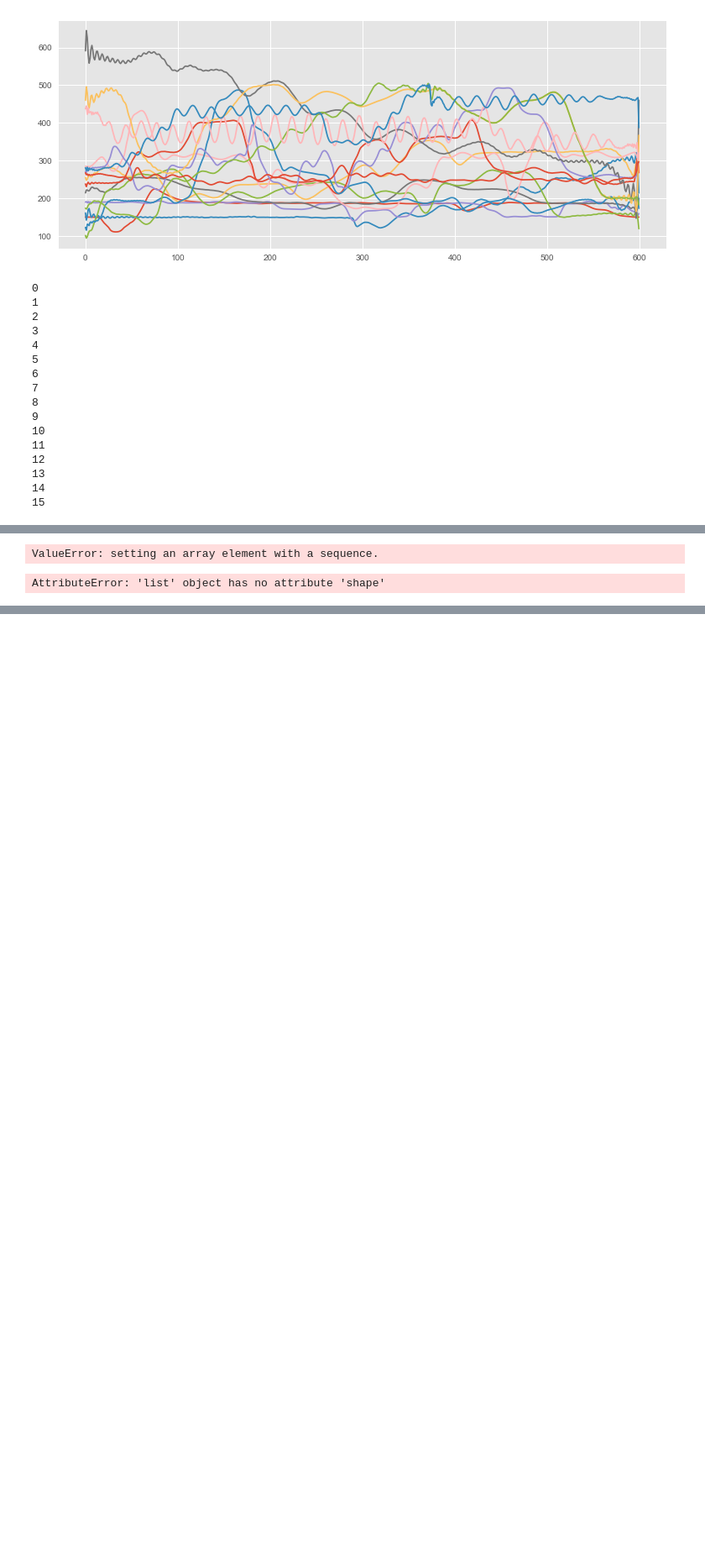
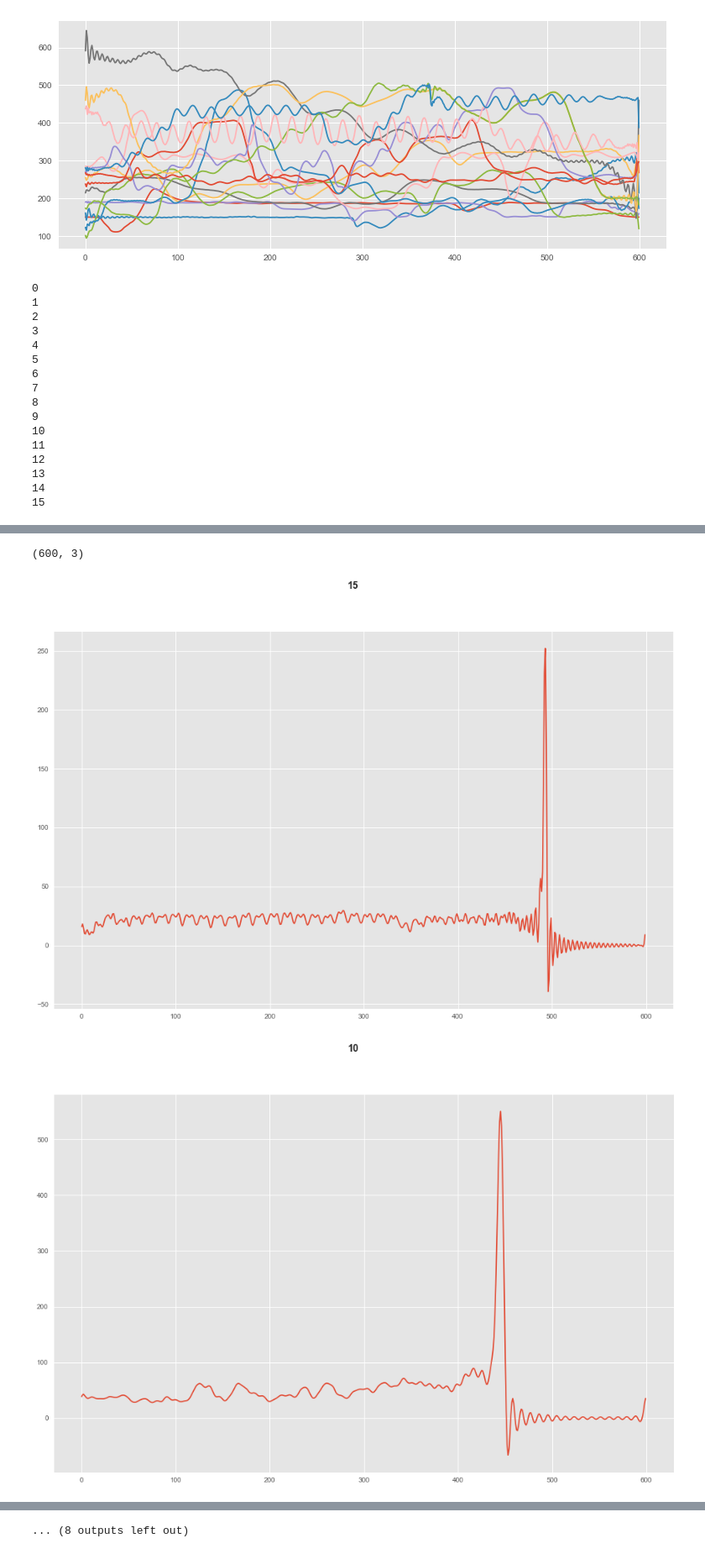
Before and after one commit to shockmonger/melmot, a Jupyter notebook: musics.ipynb, the cells around one changed output, grey strips where cells are left out. Shown at 84% size. Cells and saved outputs as stored; diff of their text form; code cells hidden in the pictures; blank space fills up the shorter version.

```diff
--- a/musics.ipynb
+++ b/musics.ipynb
@@ -185,4 +168,4 @@ for i in range(0,16):
 14
 15
 # %%
-melodies = pd.read_csv('melodies794.csv')
+melodies = pd.read_csv('melodies794')
@@ -189,11 +195,11 @@ melodies = pd.read_csv('melodies794.csv')
 # %%
-p = []
+o = []
 for i in range(0,794):
-    j = melodies['0'][i]
+    j = melodies['0'][i] -1
     p = pitches[j][0].values.tolist()
     sc = ups(a[j])[0].values.tolist()
     rms = ups(b[j])[0].values.tolist()
     n = [p,sc,rms]
     g = pd.DataFrame(n)
     g = numpy.array(g.T)
-    p.append(g)
+    o.append(g)
@@ -218 +206,3 @@ for i in range(0,794):
+# %%
+o = numpy.array(o)
 # %%
@@ -222,9 +212 @@ g.shape
-# %%
-p = numpy.array(p)
-# %% [output]
-ValueError: setting an array element with a sequence.
-# %%
-p.shape
-# %% [output]
-AttributeError: 'list' object has no attribute 'shape'
 # %%
@@ -231,0 +214,17 @@ numpy.save('pickle',p, allow_pickle = True)
+# %%
+o[1].shape
+# %% [output]
+(600, 3)
+# %%
+import random
+# val = [a*b for a,b in zip(p,rms)]
+
+for i in range(20):
+    num = random.randint(1, 700)
+    val = o[num,:,0]*o[num,:,1]
+    f,ax = plt.subplots(figsize = (16,10))
+    ax = plt.plot(val)
+    f.suptitle(melodiesLabels[num], fontsize=14, fontweight='bold')
+# %% [output]
+[figure, added]
+[figure, added]
@@ -231,0 +241 @@ numpy.save('pickle',p, allow_pickle = True)
+... (8 outputs left out)
```
Also changed, not shown: parts of 16 cells of this notebook, 11 other files.
